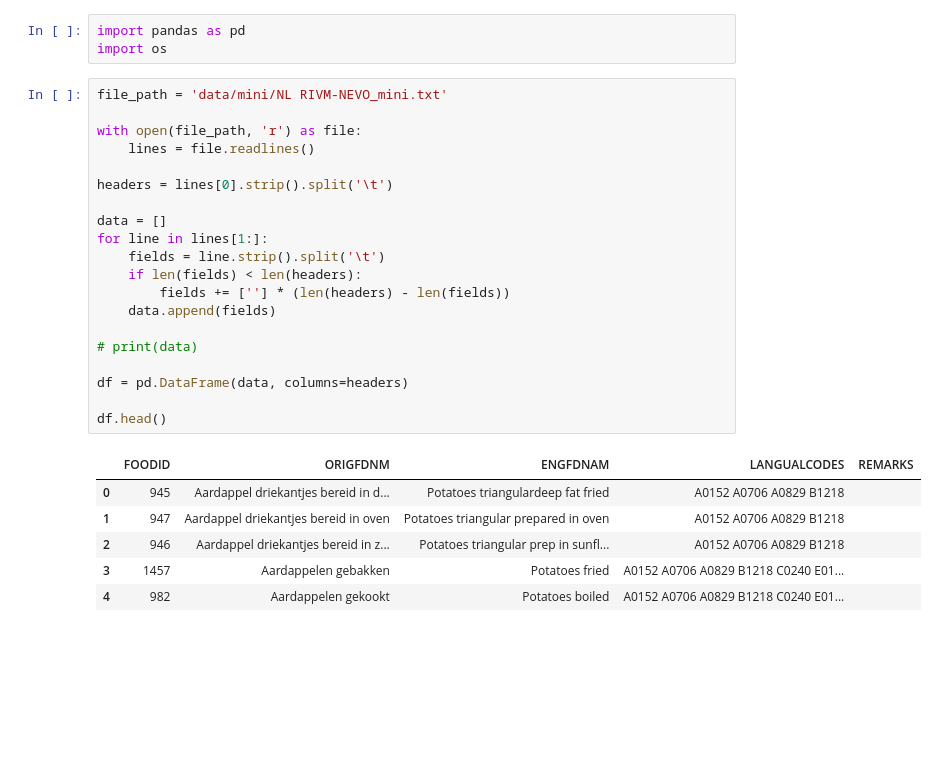
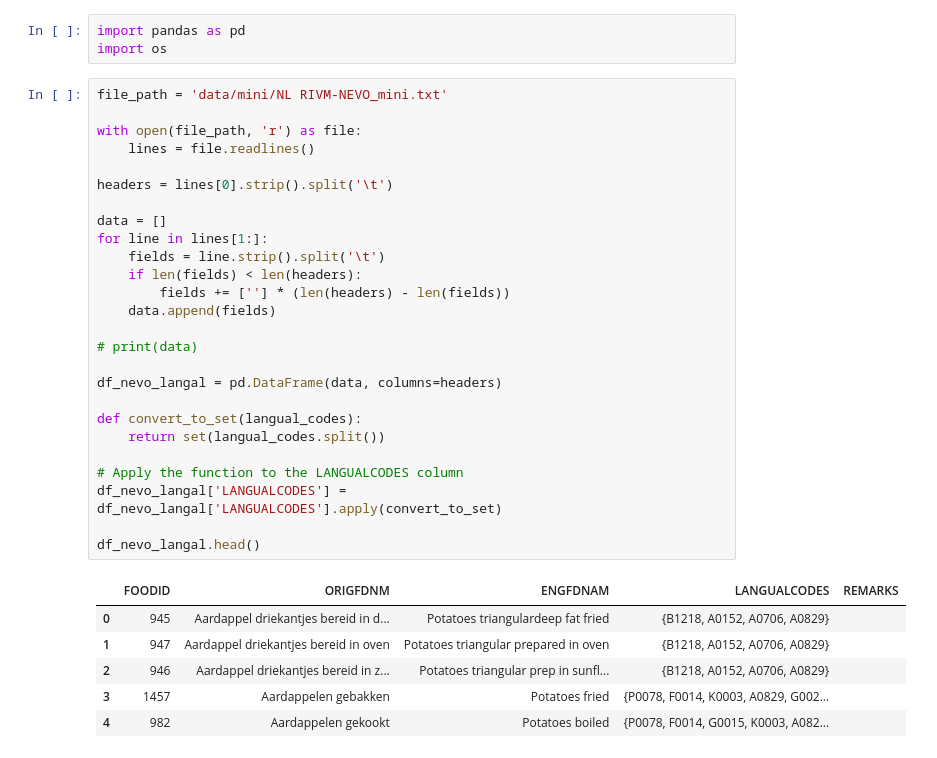
Before and after one commit to jbuhain/food-db-mapper, a Jupyter notebook: main.ipynb, the cells around one changed output. Saved outputs shown, nothing was run; the diff lists cells and outputs as text; blank space fills up the shorter version.

```diff
--- a/main.ipynb
+++ b/main.ipynb
@@ -8,30 +8,36 @@ import os
 # %%
 file_path = 'data/mini/NL RIVM-NEVO_mini.txt'
 
 with open(file_path, 'r') as file:
     lines = file.readlines()
 
 headers = lines[0].strip().split('\t')
 
 data = []
 for line in lines[1:]:
     fields = line.strip().split('\t')
     if len(fields) < len(headers):
         fields += [''] * (len(headers) - len(fields))
     data.append(fields)
 
 # print(data)
 
-df = pd.DataFrame(data, columns=headers)
+df_nevo_langal = pd.DataFrame(data, columns=headers)
 
-df.head()
+def convert_to_set(langual_codes):
+    return set(langual_codes.split())
+
+# Apply the function to the LANGUALCODES column
+df_nevo_langal['LANGUALCODES'] = df_nevo_langal['LANGUALCODES'].apply(convert_to_set)
+
+df_nevo_langal.head()
 # %% [output]
 |  | FOODID | ORIGFDNM | ENGFDNAM | LANGUALCODES | REMARKS |
-| 0 | 945 | Aardappel driekantjes bereid in d... | Potatoes triangulardeep fat fried | A0152 A0706 A0829 B1218 |  |
-| 1 | 947 | Aardappel driekantjes bereid in oven | Potatoes triangular prepared in oven | A0152 A0706 A0829 B1218 |  |
-| 2 | 946 | Aardappel driekantjes bereid in z... | Potatoes triangular prep in sunfl... | A0152 A0706 A0829 B1218 |  |
-| 3 | 1457 | Aardappelen gebakken | Potatoes fried | A0152 A0706 A0829 B1218 C0240 E01... |  |
-| 4 | 982 | Aardappelen gekookt | Potatoes boiled | A0152 A0706 A0829 B1218 C0240 E01... |  |
+| 0 | 945 | Aardappel driekantjes bereid in d... | Potatoes triangulardeep fat fried | {B1218, A0152, A0706, A0829} |  |
+| 1 | 947 | Aardappel driekantjes bereid in oven | Potatoes triangular prepared in oven | {B1218, A0152, A0706, A0829} |  |
+| 2 | 946 | Aardappel driekantjes bereid in z... | Potatoes triangular prep in sunfl... | {B1218, A0152, A0706, A0829} |  |
+| 3 | 1457 | Aardappelen gebakken | Potatoes fried | {P0078, F0014, K0003, A0829, G002... |  |
+| 4 | 982 | Aardappelen gekookt | Potatoes boiled | {P0078, F0014, G0015, K0003, A082... |  |
 # %%
 file_path = 'data/mini/DK DTU_FDB 2008-06-26.txt'
 
```
Also changed, not shown: parts of 8 cells of this notebook.
